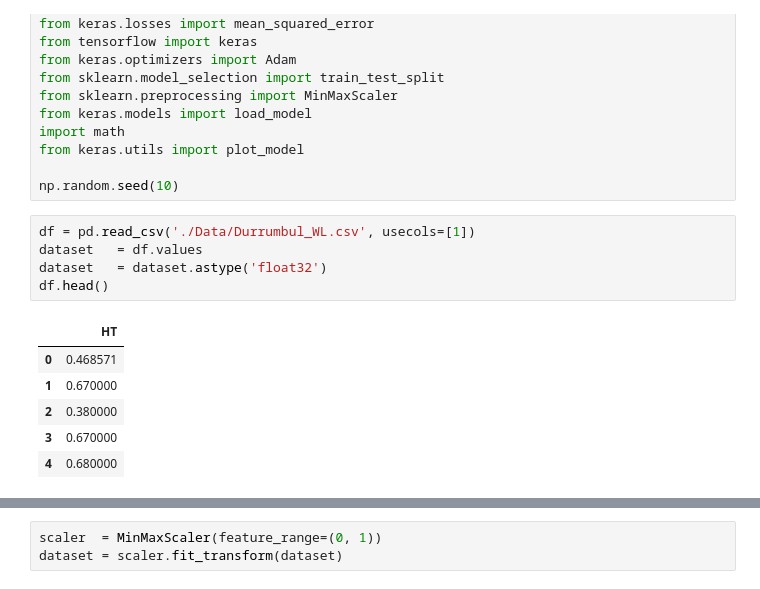
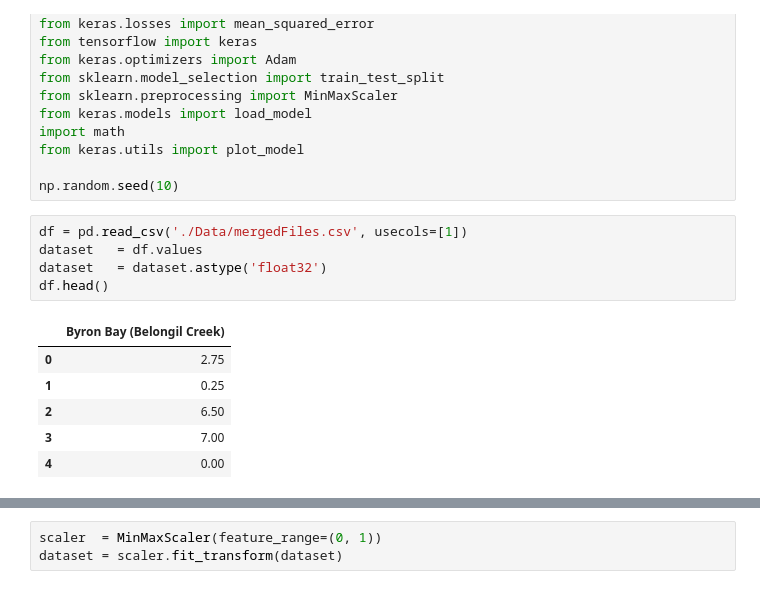
Before and after one commit to matthewenright2478/3821ICT_3225_GC-3821ICT-Work-Integrated-Learning---Single-Project-, a Jupyter notebook: ANN_Model.ipynb, the cells around one changed output, grey strips where cells are left out. Drawn from its saved outputs; the diff is of its cells as text.

```diff
--- a/ANN_Model.ipynb
+++ b/ANN_Model.ipynb
@@ -19,14 +19,14 @@ from keras.utils import plot_model
 
 np.random.seed(10)
 # %%
-df = pd.read_csv('./Data/Durrumbul_WL.csv', usecols=[1])
+df = pd.read_csv('./Data/mergedFiles.csv', usecols=[1])
 dataset   = df.values
 dataset   = dataset.astype('float32')
 df.head()
 # %% [output]
-|  | HT |
-| 0 | 0.468571 |
-| 1 | 0.670000 |
-| 2 | 0.380000 |
-| 3 | 0.670000 |
-| 4 | 0.680000 |
+|  | Byron Bay (Belongil Creek) |
+| 0 | 2.75 |
+| 1 | 0.25 |
+| 2 | 6.50 |
+| 3 | 7.00 |
+| 4 | 0.00 |
```
Also changed, not shown: parts of 16 cells of this notebook, 4 other files.
